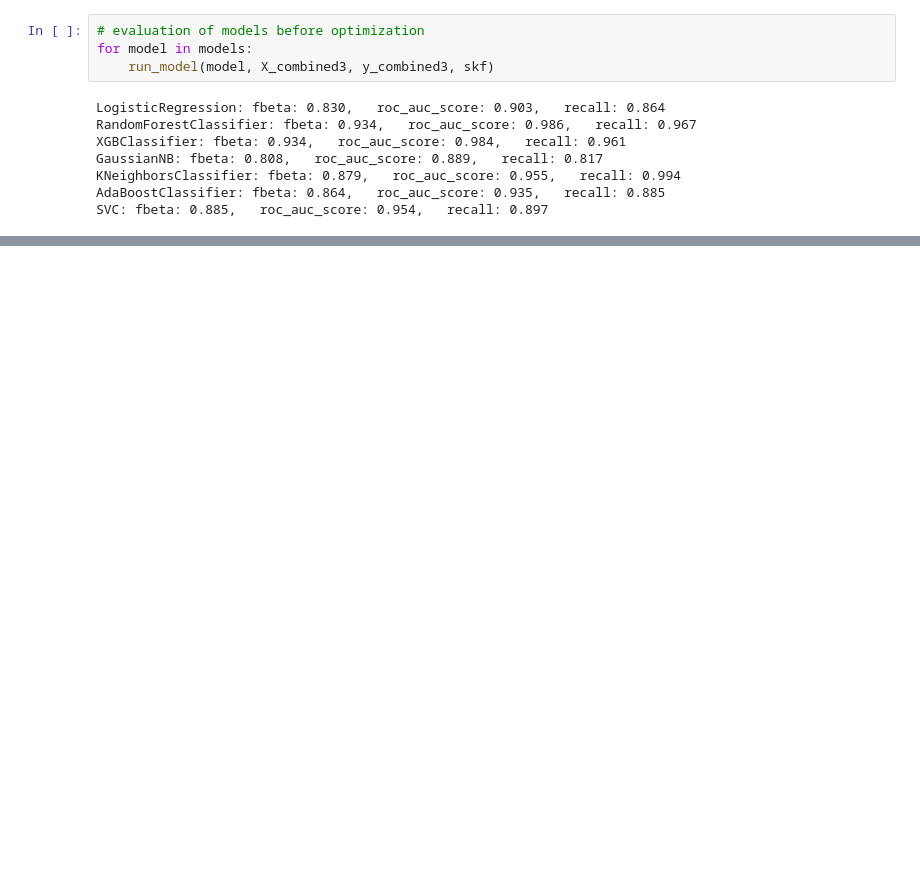
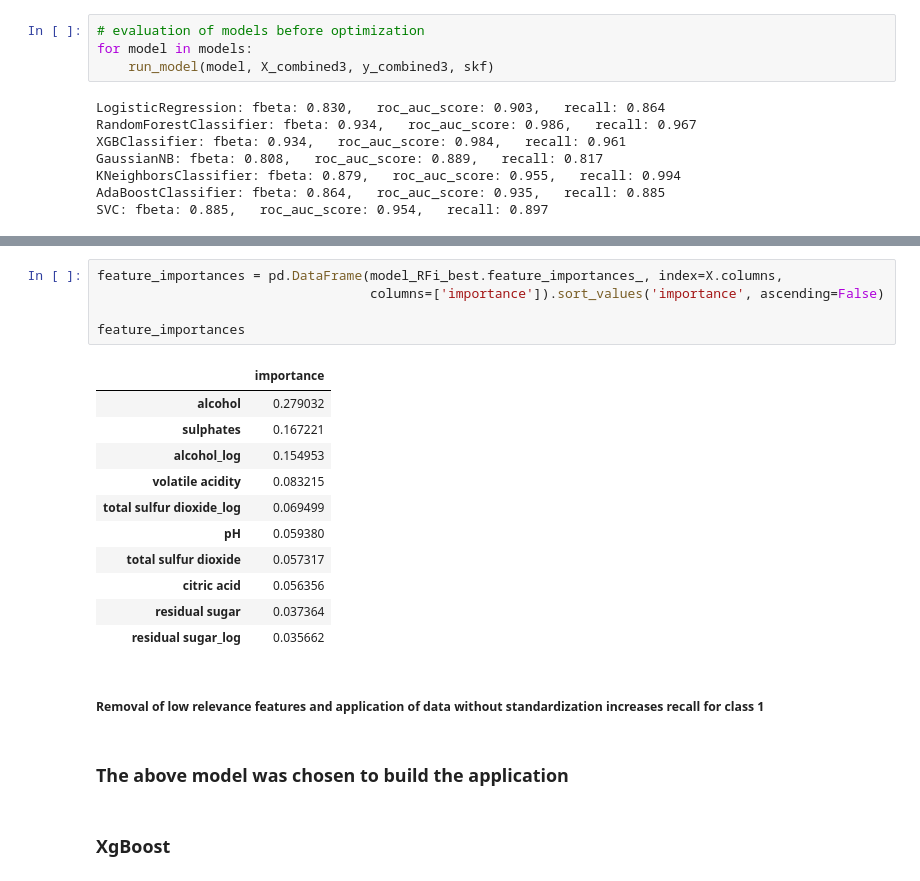
Before and after one commit to infoshareacademy/jdszr5-paradoma, a Jupyter notebook: 3_ML_project/Analysis_two_classes.ipynb, the cells around one changed output, grey strips where cells are left out. Cells and saved outputs as stored; diff of their text form; blank space fills up the shorter version.

Commit message:
Feature importance added

```diff
--- a/3_ML_project/Analysis_two_classes.ipynb
+++ b/3_ML_project/Analysis_two_classes.ipynb
@@ -1381,0 +1253,23 @@ plt.ylabel("True positive rate");
+# %%
+feature_importances = pd.DataFrame(model_RFi_best.feature_importances_, index=X.columns,
+                                   columns=['importance']).sort_values('importance', ascending=False)
+
+feature_importances
+# %% [output]
+|  | importance |
+| alcohol | 0.279032 |
+| sulphates | 0.167221 |
+| alcohol_log | 0.154953 |
+| volatile acidity | 0.083215 |
+| total sulfur dioxide_log | 0.069499 |
+| pH | 0.059380 |
+| total sulfur dioxide | 0.057317 |
+| citric acid | 0.056356 |
+| residual sugar | 0.037364 |
+| residual sugar_log | 0.035662 |
+# %% [markdown]
+##### Removal of low relevance features and application of data without standardization increases recall for class 1
+# %% [markdown]
+### The above model was chosen to build the application
+# %% [markdown]
+### XgBoost
```
Also changed, not shown: parts of 67 cells of this notebook, 1 other file.
